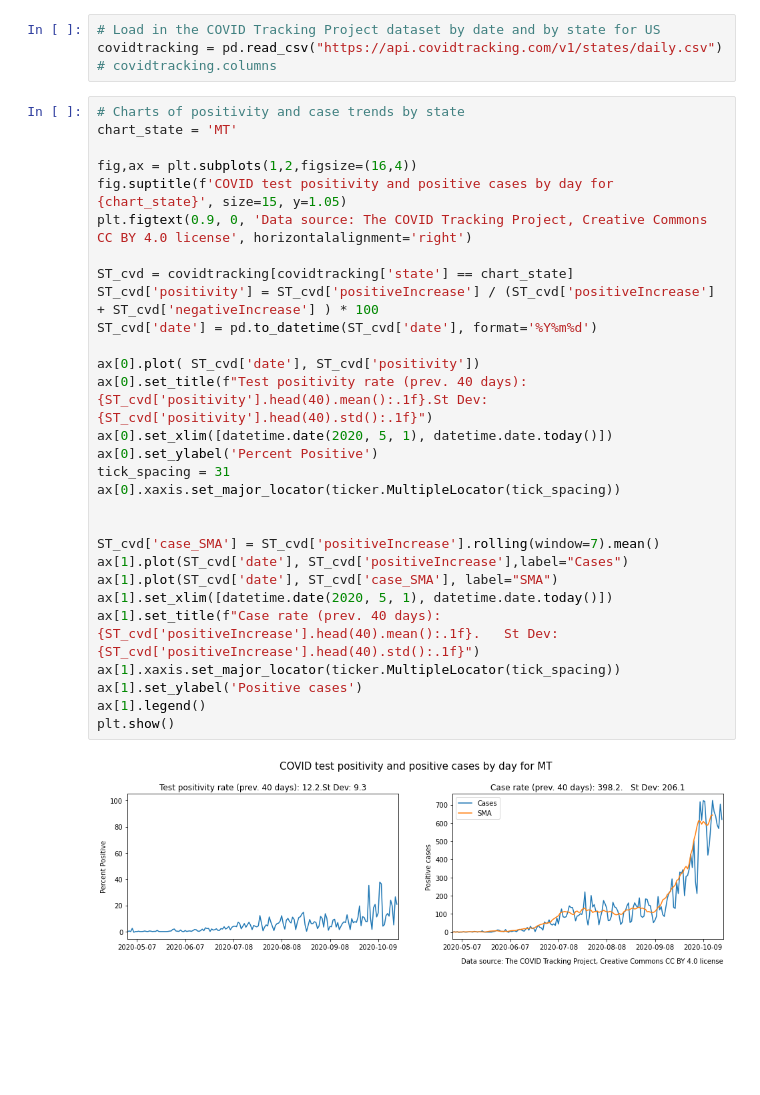
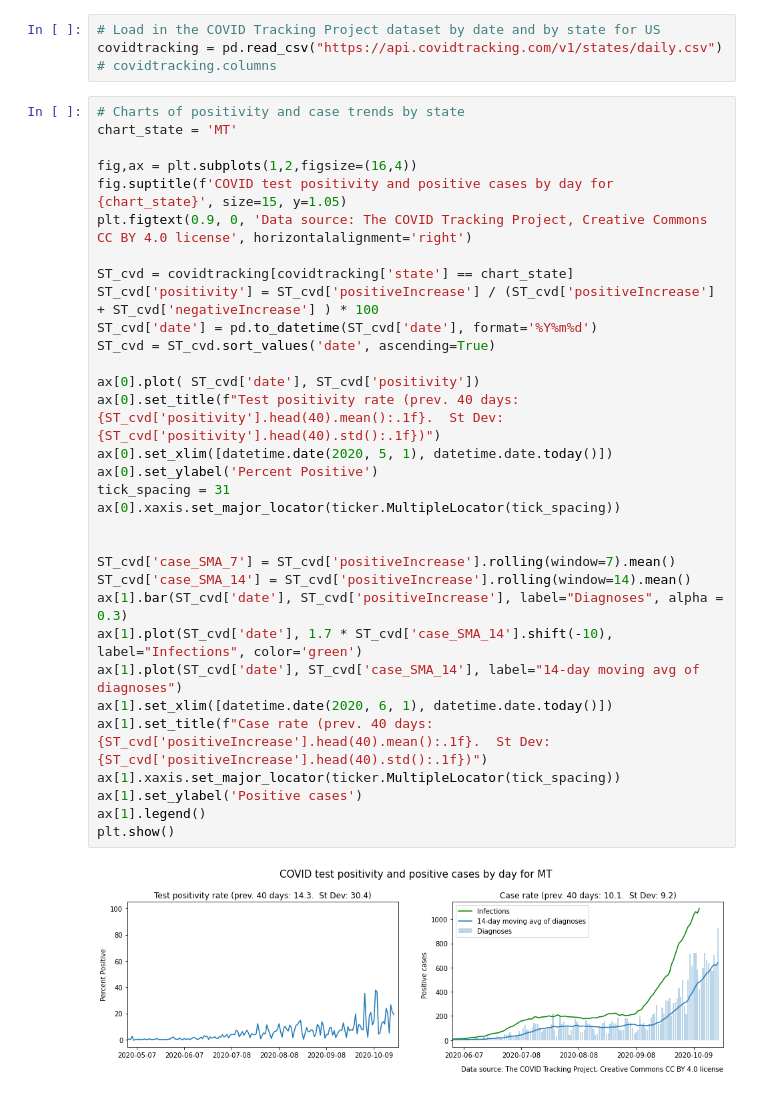
Before and after one commit to salvir1/COVID-19-early-warning-system, a Jupyter notebook: covid-surveillance-systems.ipynb, the cells around one changed output. Drawn from its saved outputs; the diff is of its cells as text; blank space fills up the shorter version.

```diff
--- a/covid-surveillance-systems.ipynb
+++ b/covid-surveillance-systems.ipynb
@@ -36,32 +36,35 @@ covidtracking = pd.read_csv("https://api.covidtracking.com/v1/states/daily.csv")
 # %%
 # Charts of positivity and case trends by state
 chart_state = 'MT'
 
 fig,ax = plt.subplots(1,2,figsize=(16,4))
 fig.suptitle(f'COVID test positivity and positive cases by day for {chart_state}', size=15, y=1.05)
 plt.figtext(0.9, 0, 'Data source: The COVID Tracking Project, Creative Commons CC BY 4.0 license', horizontalalignment='right')
 
 ST_cvd = covidtracking[covidtracking['state'] == chart_state]
 ST_cvd['positivity'] = ST_cvd['positiveIncrease'] / (ST_cvd['positiveIncrease']  + ST_cvd['negativeIncrease'] ) * 100
 ST_cvd['date'] = pd.to_datetime(ST_cvd['date'], format='%Y%m%d')
+ST_cvd = ST_cvd.sort_values('date', ascending=True)
 
 ax[0].plot( ST_cvd['date'], ST_cvd['positivity'])
-ax[0].set_title(f"Test positivity rate (prev. 40 days): {ST_cvd['positivity'].head(40).mean():.1f}.St Dev: {ST_cvd['positivity'].head(40).std():.1f}")
+ax[0].set_title(f"Test positivity rate (prev. 40 days: {ST_cvd['positivity'].head(40).mean():.1f}.  St Dev: {ST_cvd['positivity'].head(40).std():.1f})")
 ax[0].set_xlim([datetime.date(2020, 5, 1), datetime.date.today()])
 ax[0].set_ylabel('Percent Positive')
 tick_spacing = 31
 ax[0].xaxis.set_major_locator(ticker.MultipleLocator(tick_spacing))
 
 
-ST_cvd['case_SMA'] = ST_cvd['positiveIncrease'].rolling(window=7).mean()
-ax[1].plot(ST_cvd['date'], ST_cvd['positiveIncrease'],label="Cases")
-ax[1].plot(ST_cvd['date'], ST_cvd['case_SMA'], label="SMA")
-ax[1].set_xlim([datetime.date(2020, 5, 1), datetime.date.today()])
-ax[1].set_title(f"Case rate (prev. 40 days): {ST_cvd['positiveIncrease'].head(40).mean():.1f}.   St Dev: {ST_cvd['positiveIncrease'].head(40).std():.1f}")
+ST_cvd['case_SMA_7'] = ST_cvd['positiveIncrease'].rolling(window=7).mean()
+ST_cvd['case_SMA_14'] = ST_cvd['positiveIncrease'].rolling(window=14).mean()
+ax[1].bar(ST_cvd['date'], ST_cvd['positiveIncrease'], label="Diagnoses", alpha = 0.3)
+ax[1].plot(ST_cvd['date'], 1.7 * ST_cvd['case_SMA_14'].shift(-10), label="Infections", color='green')
+ax[1].plot(ST_cvd['date'], ST_cvd['case_SMA_14'], label="14-day moving avg of diagnoses")
+ax[1].set_xlim([datetime.date(2020, 6, 1), datetime.date.today()])
+ax[1].set_title(f"Case rate (prev. 40 days: {ST_cvd['positiveIncrease'].head(40).mean():.1f}.  St Dev: {ST_cvd['positiveIncrease'].head(40).std():.1f})")
 ax[1].xaxis.set_major_locator(ticker.MultipleLocator(tick_spacing))
 ax[1].set_ylabel('Positive cases')
 ax[1].legend()
 plt.show()
 # %% [output]
-[figure, old version]
+[figure, new version]
 # %% [markdown]
```
Also changed, not shown: parts of 2 cells of this notebook.
